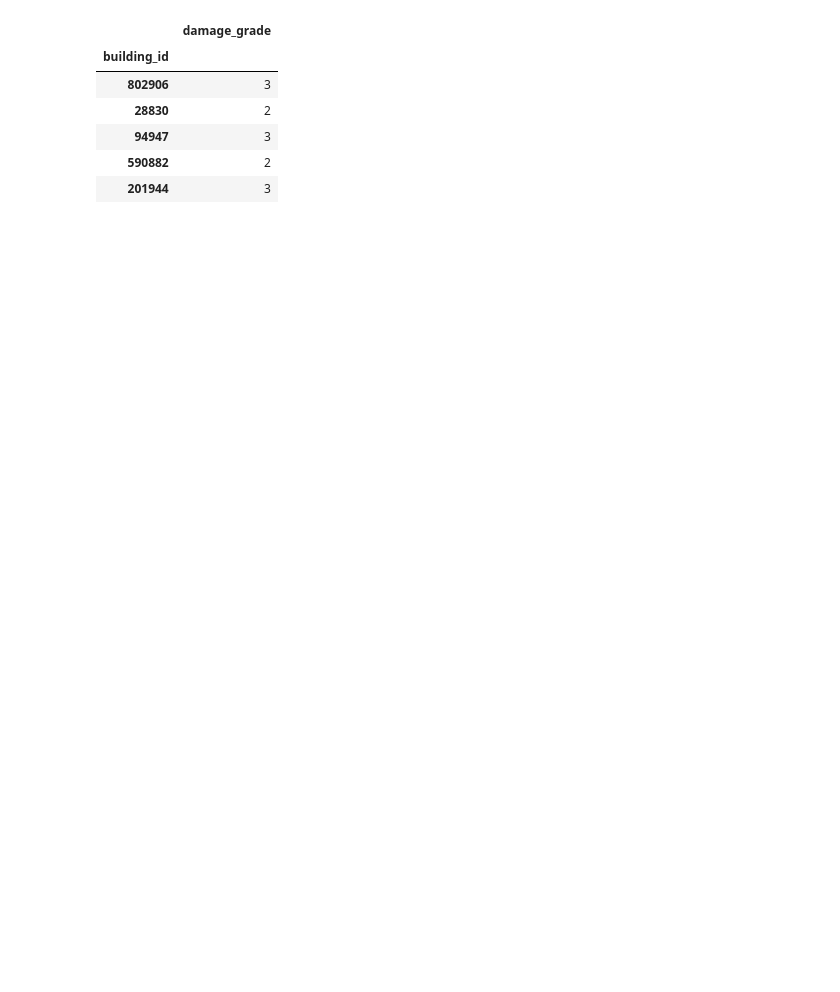
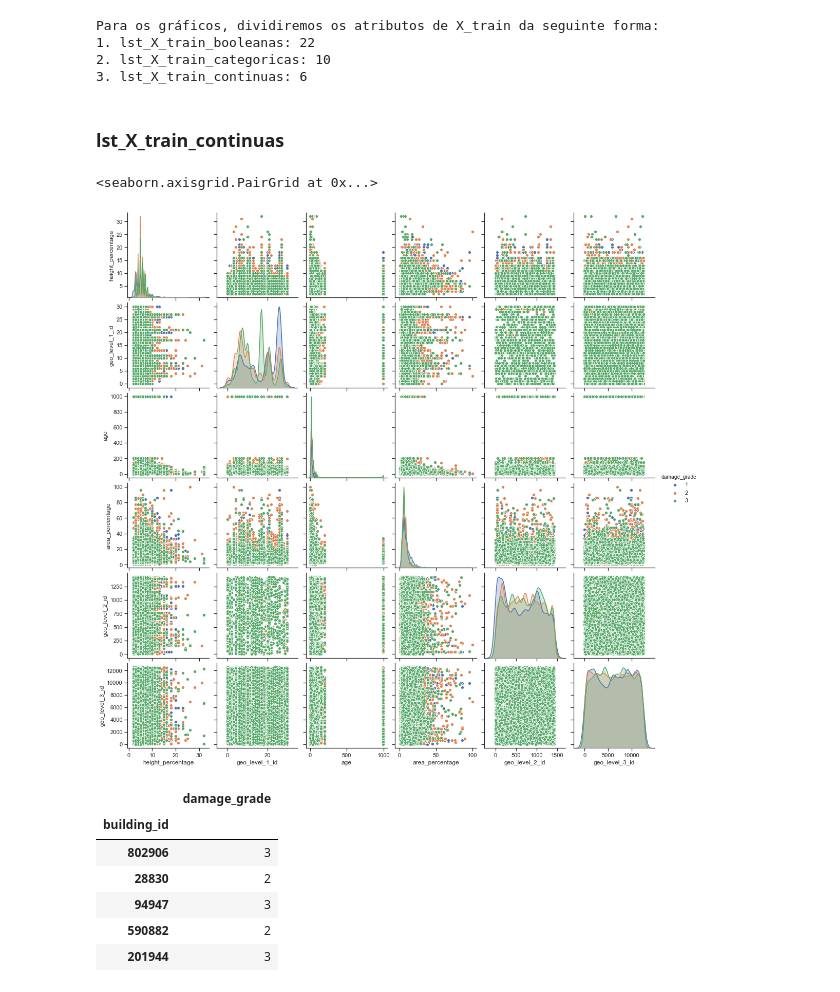
Before and after one commit to Carne-de-Pescoco/Modeling-Earthquake, a Jupyter notebook: notebooks/1_business_understanding_suto.ipynb, the cells around one changed output. Drawn from its saved outputs; the diff is of its cells as text; code cells hidden in the pictures; blank space fills up the shorter version.

```diff
--- a/notebooks/1_business_understanding_suto.ipynb
+++ b/notebooks/1_business_understanding_suto.ipynb
@@ -88,3 +85,34 @@ dp.cardinalidade(X_train)
+# %%
+lst_X_train_booleanas = dp.cardinalidade(X_train).loc[dp.cardinalidade(X_train)["Cardinalidade"]==2,
+                                                      "Atributo"].tolist()
+
+lst_X_train_categoricas = dp.cardinalidade(X_train).loc[(dp.cardinalidade(X_train)["Cardinalidade"]<27) &
+                                                        (dp.cardinalidade(X_train)["Cardinalidade"]>2),
+                                                        "Atributo"].tolist()
+
+lst_X_train_continuas = dp.cardinalidade(X_train).loc[(dp.cardinalidade(X_train)["Cardinalidade"]>=27),
+                                                        "Atributo"].tolist()
+
+print(f"""Para os gráficos, dividiremos os atributos de X_train da seguinte forma:
+1. lst_X_train_booleanas: {len(lst_X_train_booleanas)}
+2. lst_X_train_categoricas: {len(lst_X_train_categoricas)}
+3. lst_X_train_continuas: {len(lst_X_train_continuas)}""")
+# %% [output]
+Para os gráficos, dividiremos os atributos de X_train da seguinte forma:
+1. lst_X_train_booleanas: 22
+2. lst_X_train_categoricas: 10
+3. lst_X_train_continuas: 6
+# %% [markdown]
+### lst_X_train_continuas
+# %%
+df_atributos_continuos = pd.concat([X_train[lst_X_train_continuas], y_train], axis=1)
+
+sns.set(style="ticks")
+
+sns.pairplot(df_atributos_continuos, hue="damage_grade")
+# %% [output]
+<seaborn.axisgrid.PairGrid at 0x...>
+[figure, added]
 # %%
 y_train = pd.read_csv("../data/train_labels.csv", index_col=0)
 y_train.head()
```
Also changed, not shown: parts of 9 cells of this notebook.
